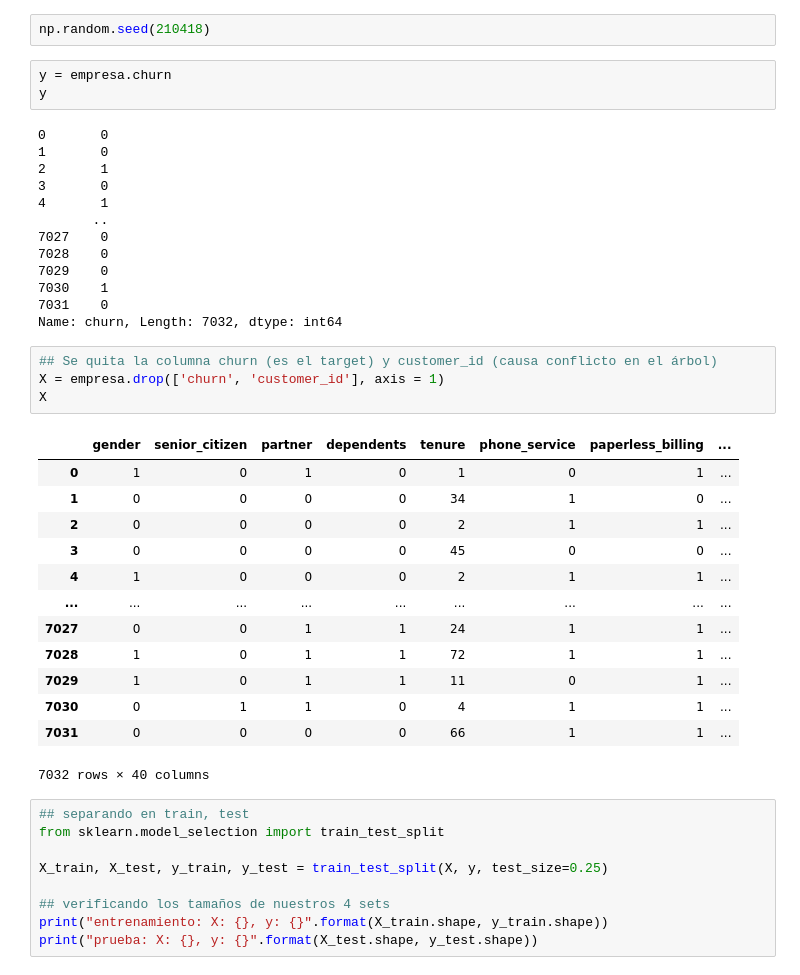
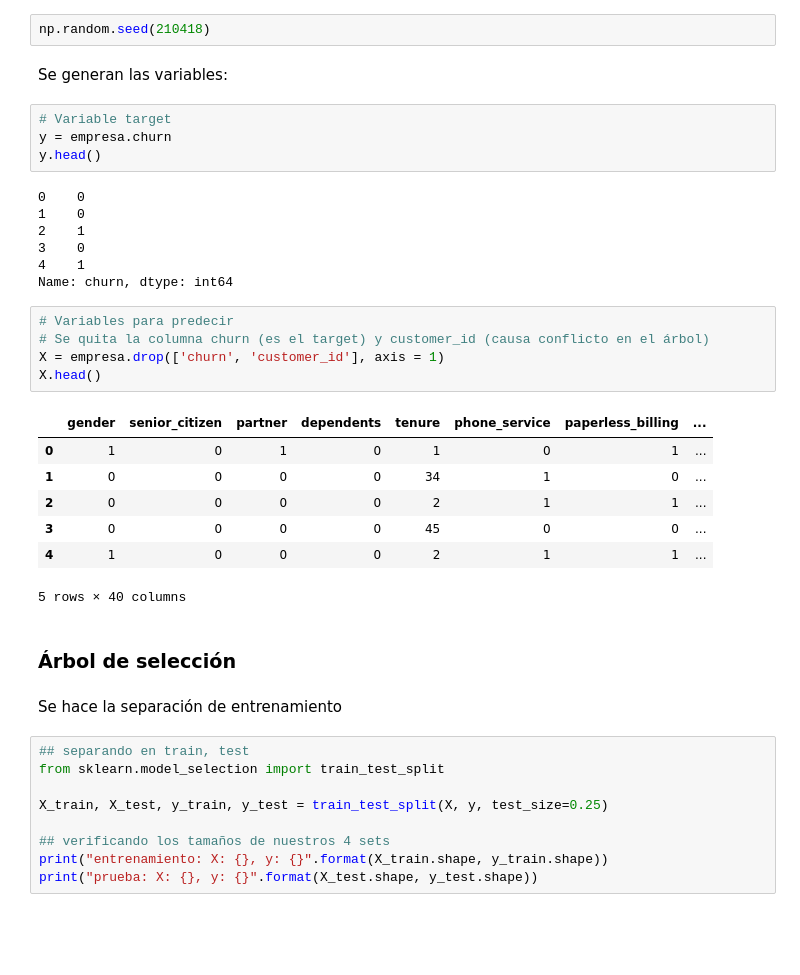
Before and after one commit to lorena10/LALA, a Jupyter notebook: proyecto_1_md.ipynb, the cells around one changed output. Drawn from its saved outputs; the diff is of its cells as text; blank space fills up the shorter version.

```diff
--- a/proyecto_1_md.ipynb
+++ b/proyecto_1_md.ipynb
@@ -413,40 +296,36 @@ empresa.head()
 ## Modelado
 # %%
 np.random.seed(210418)
+# %% [markdown]
+Se generan las variables:
 # %%
+# Variable target
 y = empresa.churn
-y
+y.head()
 # %% [output]
-0       0
-1       0
-2       1
-3       0
-4       1
-       ..
-7027    0
-7028    0
-7029    0
-7030    1
-7031    0
-Name: churn, Length: 7032, dtype: int64
+0    0
+1    0
+2    1
+3    0
+4    1
+Name: churn, dtype: int64
 # %%
-## Se quita la columna churn (es el target) y customer_id (causa conflicto en el árbol)
+# Variables para predecir
+# Se quita la columna churn (es el target) y customer_id (causa conflicto en el árbol)
 X = empresa.drop(['churn', 'customer_id'], axis = 1)
-X
+X.head()
 # %% [output]
 |  | gender | senior_citizen | partner | dependents | tenure | phone_service | paperless_billing | ... |
 | 0 | 1 | 0 | 1 | 0 | 1 | 0 | 1 | ... |
 | 1 | 0 | 0 | 0 | 0 | 34 | 1 | 0 | ... |
 | 2 | 0 | 0 | 0 | 0 | 2 | 1 | 1 | ... |
 | 3 | 0 | 0 | 0 | 0 | 45 | 0 | 0 | ... |
 | 4 | 1 | 0 | 0 | 0 | 2 | 1 | 1 | ... |
-| ... | ... | ... | ... | ... | ... | ... | ... | ... |
-| 7027 | 0 | 0 | 1 | 1 | 24 | 1 | 1 | ... |
-| 7028 | 1 | 0 | 1 | 1 | 72 | 1 | 1 | ... |
-| 7029 | 1 | 0 | 1 | 1 | 11 | 0 | 1 | ... |
-| 7030 | 0 | 1 | 1 | 0 | 4 | 1 | 1 | ... |
-| 7031 | 0 | 0 | 0 | 0 | 66 | 1 | 1 | ... |
-7032 rows × 40 columns
+5 rows × 40 columns
+# %% [markdown]
+### Árbol de selección
+# %% [markdown]
+Se hace la separación de entrenamiento
 # %%
 ## separando en train, test
 from sklearn.model_selection import train_test_split
```
Also changed, not shown: parts of 57 cells of this notebook.
